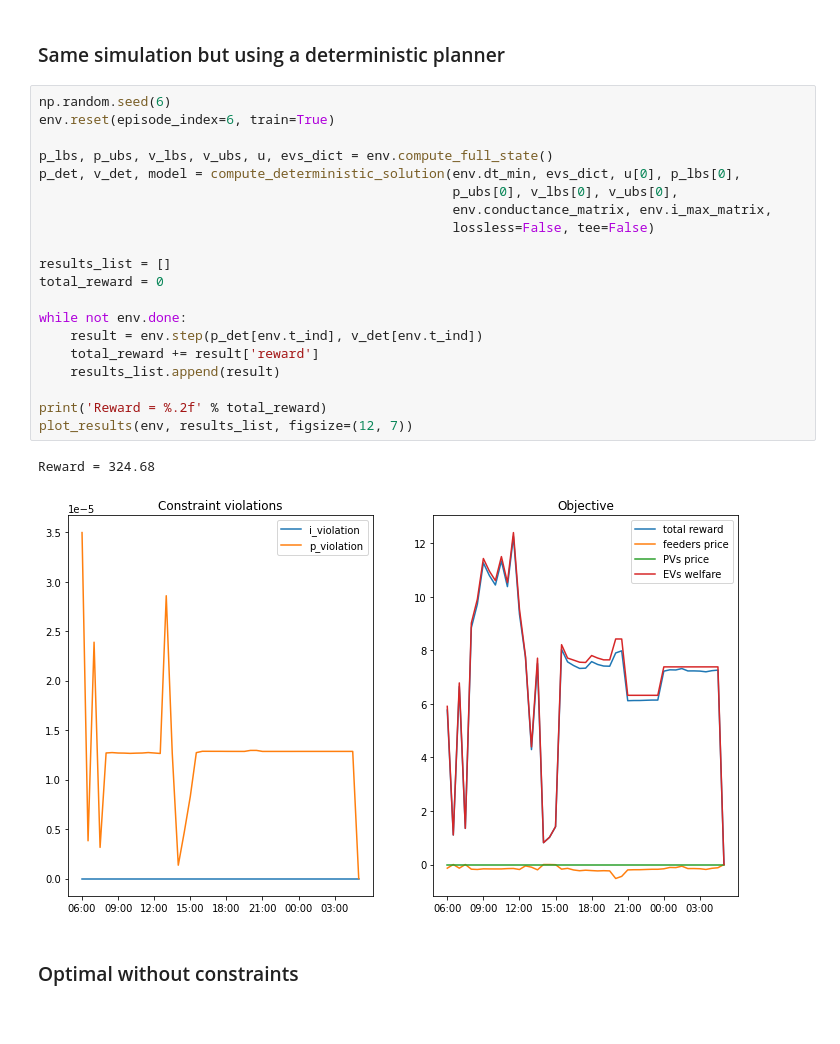
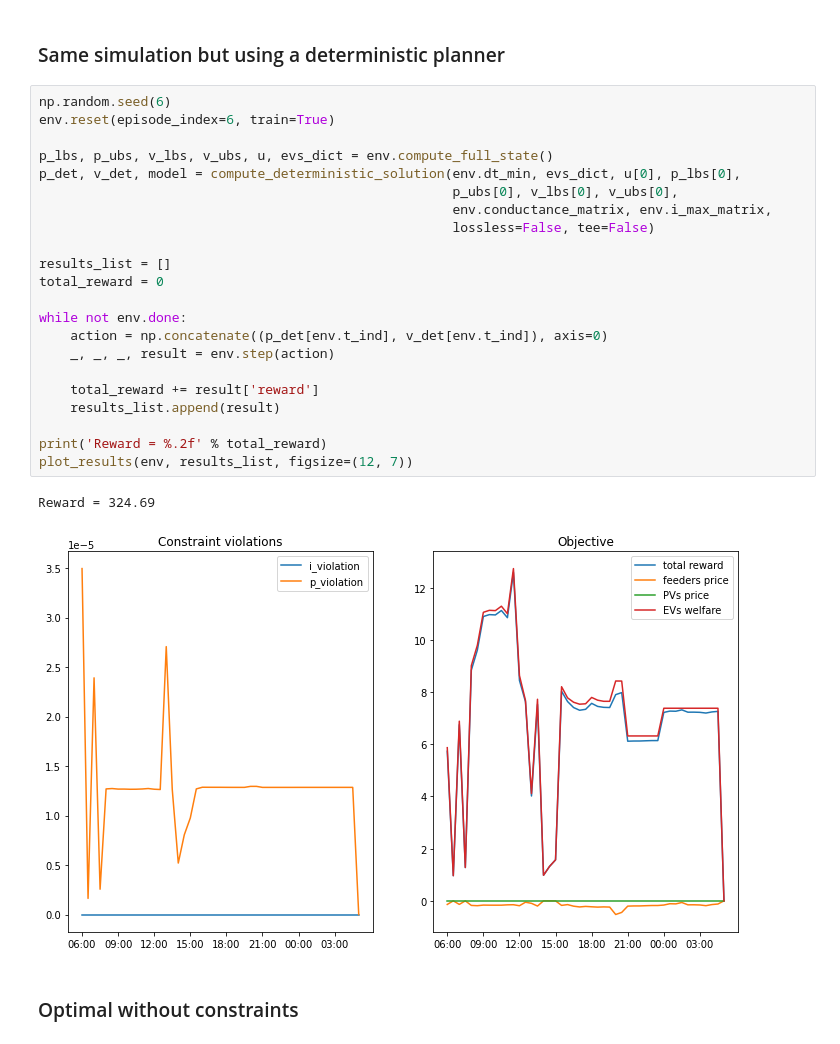
Before and after one commit to V0XNIHILI/RL-EVCP, a Jupyter notebook: notebooks/experiments/sample_run.ipynb, the cells around one changed output. Drawn from its saved outputs; the diff is of its cells as text.

```diff
--- a/notebooks/experiments/sample_run.ipynb
+++ b/notebooks/experiments/sample_run.ipynb
@@ -95,28 +111,30 @@ Reward = 214.73
 # %% [markdown]
 ### Same simulation but using a deterministic planner
-# %%
-np.random.seed(6)
-env.reset(episode_index=6, train=True)
-
-p_lbs, p_ubs, v_lbs, v_ubs, u, evs_dict = env.compute_full_state()
-p_det, v_det, model = compute_deterministic_solution(env.dt_min, evs_dict, u[0], p_lbs[0],
-                                                     p_ubs[0], v_lbs[0], v_ubs[0],
-                                                     env.conductance_matrix, env.i_max_matrix,
-                                                     lossless=False, tee=False)
-
-results_list = []
-total_reward = 0
-
-while not env.done:
-    result = env.step(p_det[env.t_ind], v_det[env.t_ind])
-    total_reward += result['reward']
-    results_list.append(result)
-
-print('Reward = %.2f' % total_reward)
-plot_results(env, results_list, figsize=(12, 7))
-# %% [output]
-Reward = 324.68
-[figure, removed]
+# %%
+np.random.seed(6)
+env.reset(episode_index=6, train=True)
+
+p_lbs, p_ubs, v_lbs, v_ubs, u, evs_dict = env.compute_full_state()
+p_det, v_det, model = compute_deterministic_solution(env.dt_min, evs_dict, u[0], p_lbs[0],
+                                                     p_ubs[0], v_lbs[0], v_ubs[0],
+                                                     env.conductance_matrix, env.i_max_matrix,
+                                                     lossless=False, tee=False)
+
+results_list = []
+total_reward = 0
+
+while not env.done:
+    action = np.concatenate((p_det[env.t_ind], v_det[env.t_ind]), axis=0)
+    _, _, _, result = env.step(action)
+
+    total_reward += result['reward']
+    results_list.append(result)
+
+print('Reward = %.2f' % total_reward)
+plot_results(env, results_list, figsize=(12, 7))
+# %% [output]
+Reward = 324.69
+[figure, added]
 # %% [markdown]
 ### Optimal without constraints
 # %%
```
Also changed, not shown: parts of 7 cells of this notebook.
